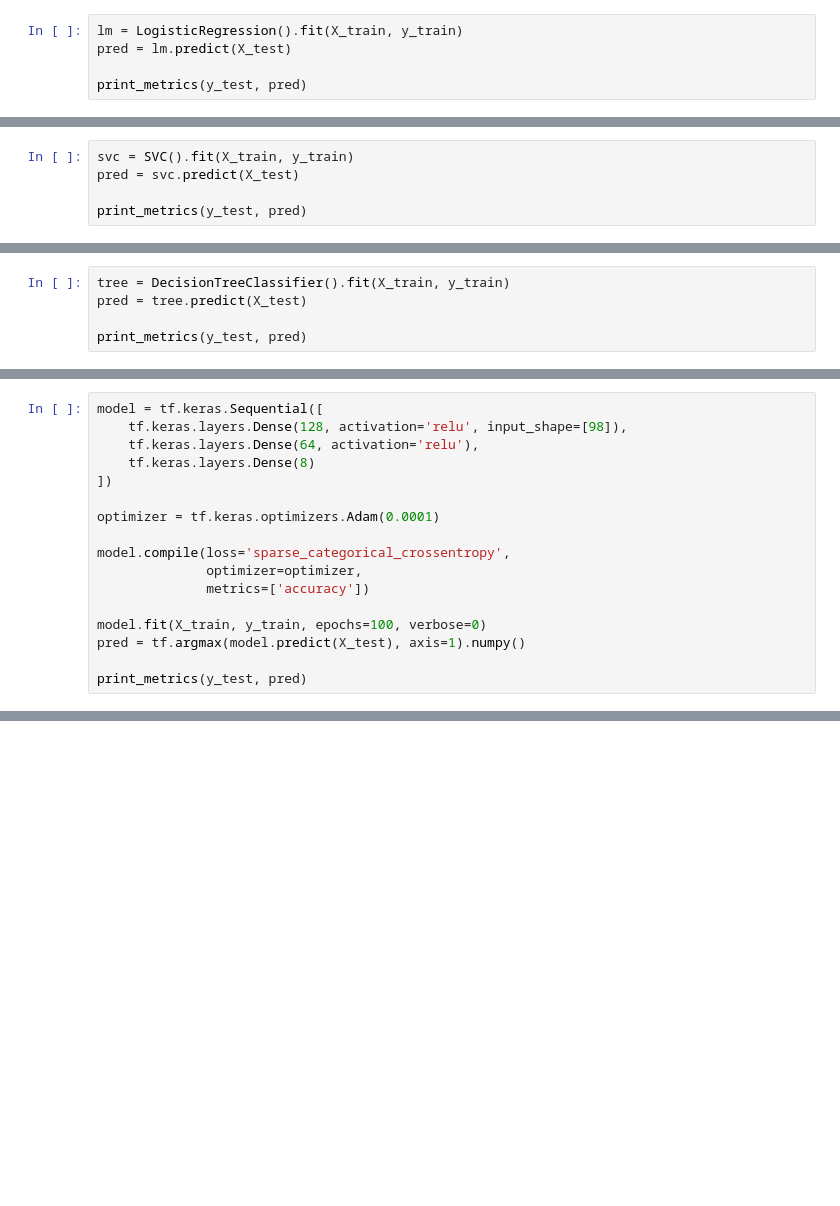
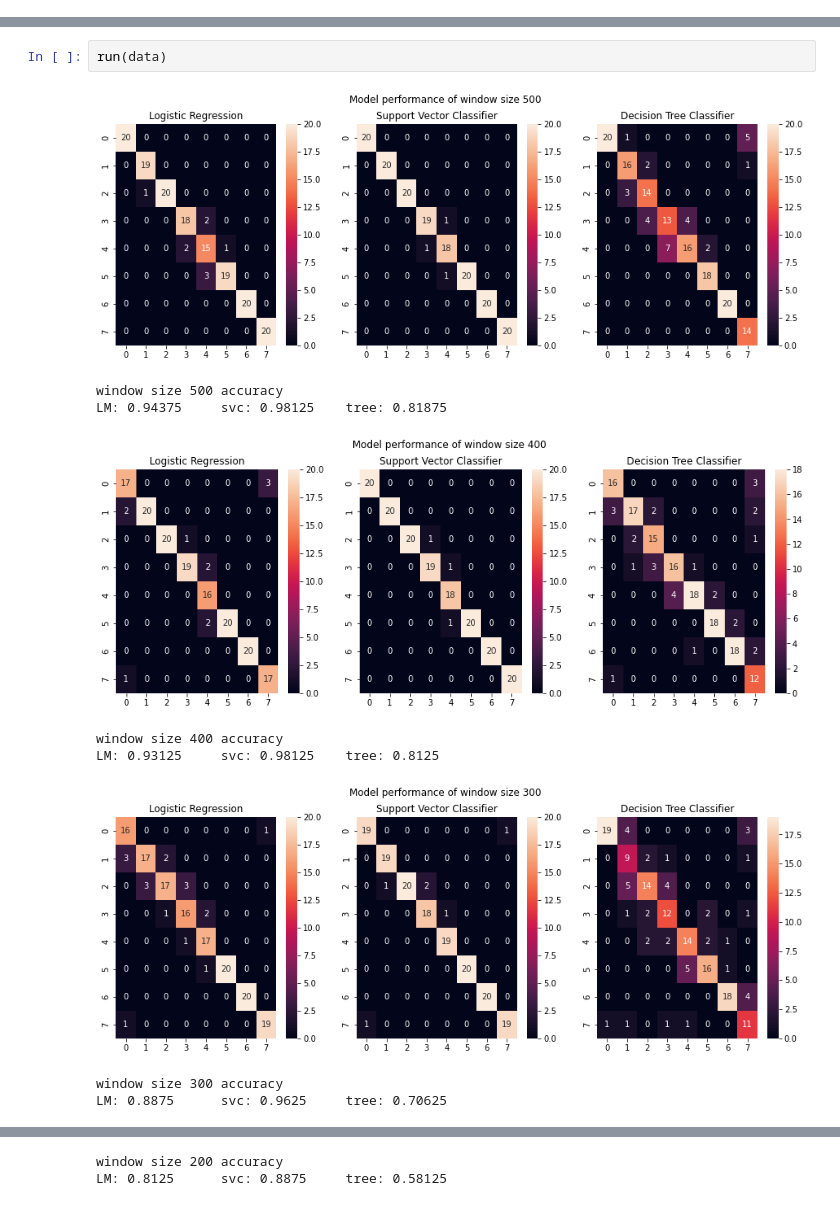
Before and after one commit to jonghyunlee1993/ComputationalCognitiveScience, a Jupyter notebook: Project_02_NeuralSpikeDecoding/decoder_classification_500_points.ipynb, the cells around one changed output, grey strips where cells are left out. Drawn from its saved outputs; the diff is of its cells as text; blank space fills up the shorter version.

```diff
--- a/Project_02_NeuralSpikeDecoding/decoder_classification_500_points.ipynb
+++ b/Project_02_NeuralSpikeDecoding/decoder_classification_500_points.ipynb
@@ -58,5 +21,0 @@ def print_metrics(y_test, pred):
-# %%
-lm = LogisticRegression().fit(X_train, y_train)
-pred = lm.predict(X_test)
-
-print_metrics(y_test, pred)
@@ -66,5 +21,0 @@ Accuracy: 0.93125
-# %%
-svc = SVC().fit(X_train, y_train)
-pred = svc.predict(X_test)
-
-print_metrics(y_test, pred)
@@ -74,5 +21,0 @@ Accuracy: 0.975
-# %%
-tree = DecisionTreeClassifier().fit(X_train, y_train)
-pred = tree.predict(X_test)
-
-print_metrics(y_test, pred)
@@ -82,17 +21,0 @@ Accuracy: 0.8125
-# %%
-model = tf.keras.Sequential([
-    tf.keras.layers.Dense(128, activation='relu', input_shape=[98]),
-    tf.keras.layers.Dense(64, activation='relu'),
-    tf.keras.layers.Dense(8)
-])
-
-optimizer = tf.keras.optimizers.Adam(0.0001)
-
-model.compile(loss='sparse_categorical_crossentropy',
-              optimizer=optimizer,
-              metrics=['accuracy'])
-
-model.fit(X_train, y_train, epochs=100, verbose=0)
-pred = tf.argmax(model.predict(X_test), axis=1).numpy()
-
-print_metrics(y_test, pred)
@@ -103,0 +84,12 @@ Accuracy: 0.3875
+# %%
+run(data)
+# %% [output]
+[figure, added]
+window size 500 accuracy
+LM: 0.94375     svc: 0.98125    tree: 0.81875
+[figure, added]
+window size 400 accuracy
+LM: 0.93125     svc: 0.98125    tree: 0.8125
+[figure, added]
+window size 300 accuracy
+LM: 0.8875      svc: 0.9625     tree: 0.70625
@@ -103,0 +97,2 @@ Accuracy: 0.3875
+window size 200 accuracy
+LM: 0.8125      svc: 0.8875     tree: 0.58125
```
Also changed, not shown: parts of 9 cells of this notebook, 19 other files.
